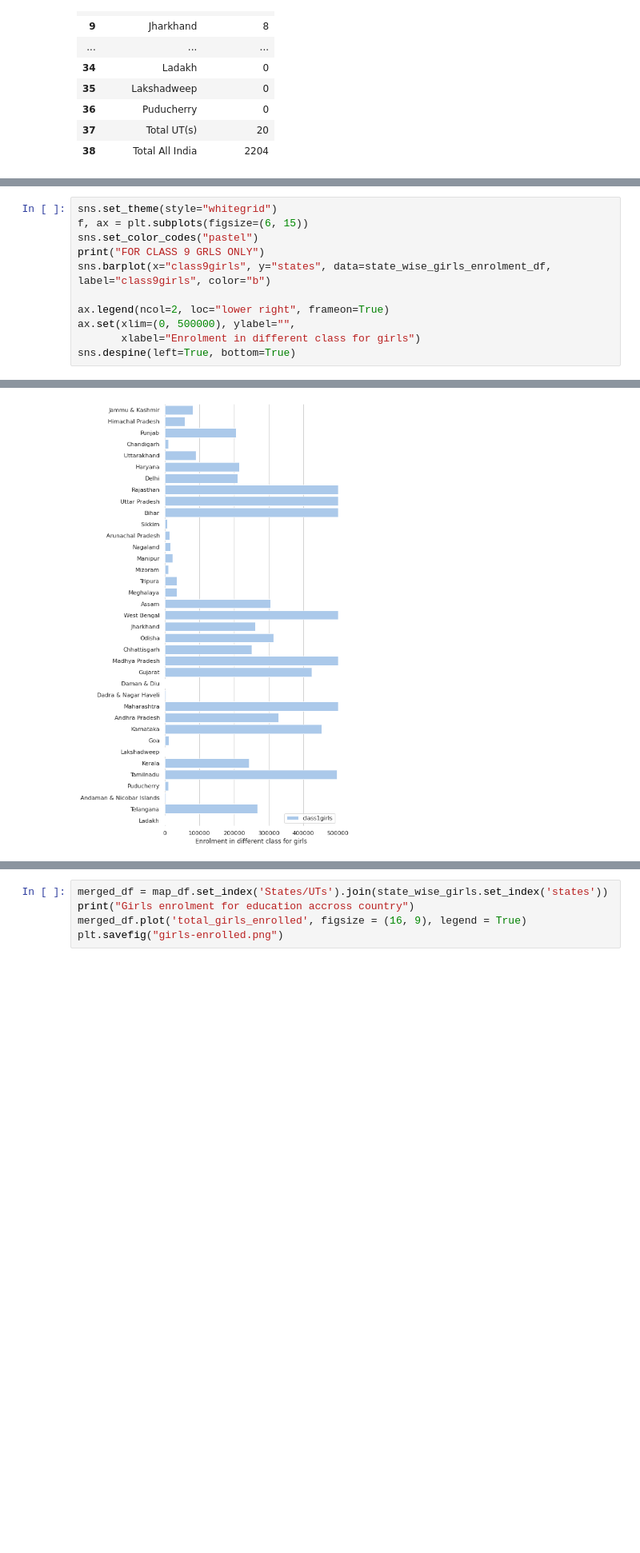
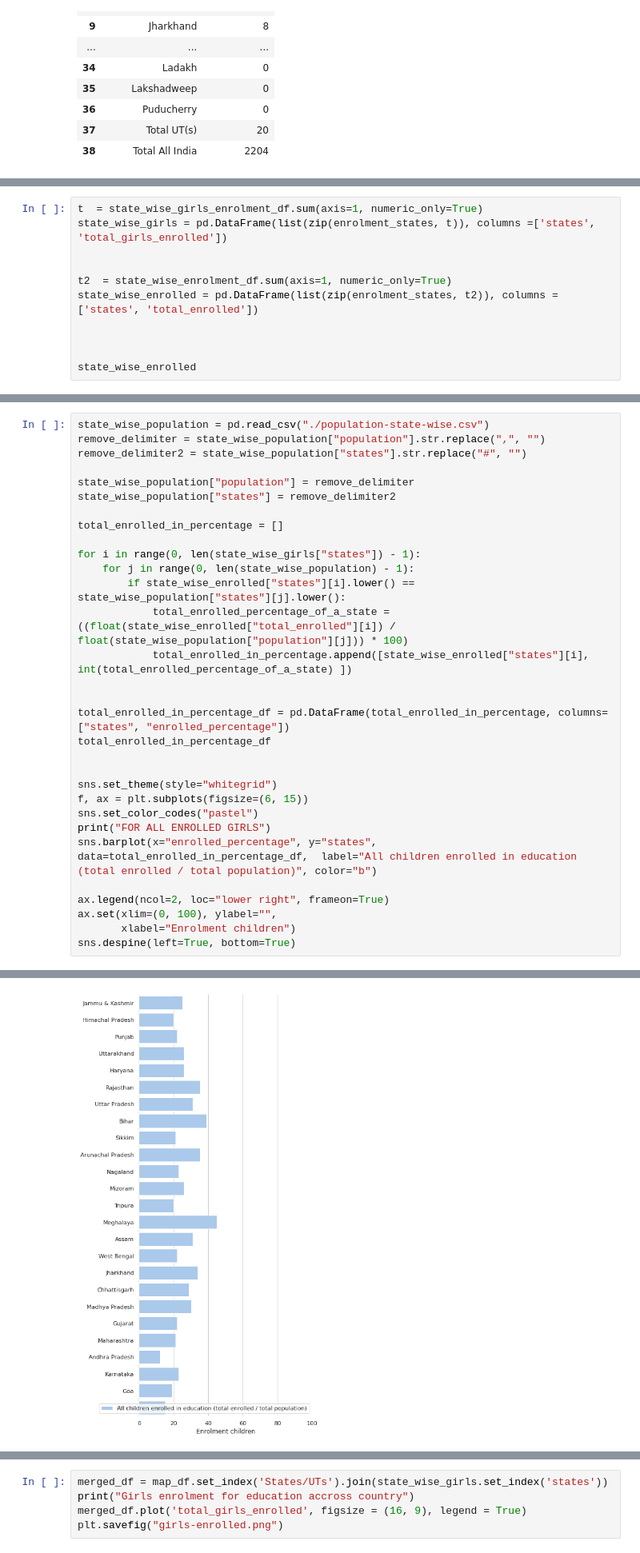
Before and after one commit to helloningshen/R-assignment, a Jupyter notebook: R.ipynb, the cells around one changed output, grey strips where cells are left out. Shown at 80% size. Cells and saved outputs as stored; diff of their text form; blank space fills up the shorter version.

```diff
--- a/R.ipynb
+++ b/R.ipynb
@@ -161,0 +161,11 @@ state_wise_girls_enrolment_df.to_csv("state_wise_girls_enrolment.csv")
+# %%
+t  = state_wise_girls_enrolment_df.sum(axis=1, numeric_only=True)
+state_wise_girls = pd.DataFrame(list(zip(enrolment_states, t)), columns =['states', 'total_girls_enrolled'])
+
+
+t2  = state_wise_enrolment_df.sum(axis=1, numeric_only=True)
+state_wise_enrolled = pd.DataFrame(list(zip(enrolment_states, t2)), columns =['states', 'total_enrolled'])
+
+
+
+state_wise_enrolled
@@ -162,12 +190,32 @@ state_wise_girls_enrolment_df.to_csv("state_wise_girls_enrolment.csv")
 # %%
+state_wise_population = pd.read_csv("./population-state-wise.csv")
+remove_delimiter = state_wise_population["population"].str.replace(",", "")
+remove_delimiter2 = state_wise_population["states"].str.replace("#", "")
+
+state_wise_population["population"] = remove_delimiter
+state_wise_population["states"] = remove_delimiter2
+
+total_enrolled_in_percentage = []
+
+for i in range(0, len(state_wise_girls["states"]) - 1):
+    for j in range(0, len(state_wise_population) - 1):
+        if state_wise_enrolled["states"][i].lower() == state_wise_population["states"][j].lower():
+            total_enrolled_percentage_of_a_state = ((float(state_wise_enrolled["total_enrolled"][i]) / float(state_wise_population["population"][j])) * 100)
+            total_enrolled_in_percentage.append([state_wise_enrolled["states"][i],  int(total_enrolled_percentage_of_a_state) ])
+
+
+total_enrolled_in_percentage_df = pd.DataFrame(total_enrolled_in_percentage, columns=["states", "enrolled_percentage"])
+total_enrolled_in_percentage_df
+
+
 sns.set_theme(style="whitegrid")
 f, ax = plt.subplots(figsize=(6, 15))
 sns.set_color_codes("pastel")
-print("FOR CLASS 9 GRLS ONLY")
-sns.barplot(x="class9girls", y="states", data=state_wise_girls_enrolment_df,  label="class9girls", color="b")
+print("FOR ALL ENROLLED GIRLS")
+sns.barplot(x="enrolled_percentage", y="states", data=total_enrolled_in_percentage_df,  label="All children enrolled in education (total enrolled / total population)", color="b")
 
 ax.legend(ncol=2, loc="lower right", frameon=True)
-ax.set(xlim=(0, 500000), ylabel="",
-       xlabel="Enrolment in different class for girls")
+ax.set(xlim=(0, 100), ylabel="",
+       xlabel="Enrolment children")
 sns.despine(left=True, bottom=True)
 # %% [output]
@@ -175 +223 @@ FOR CLASS 1 GIRLS ONLY
-[figure, old version]
+[figure, new version]
```
Also changed, not shown: parts of 15 cells of this notebook, 9 other files.
